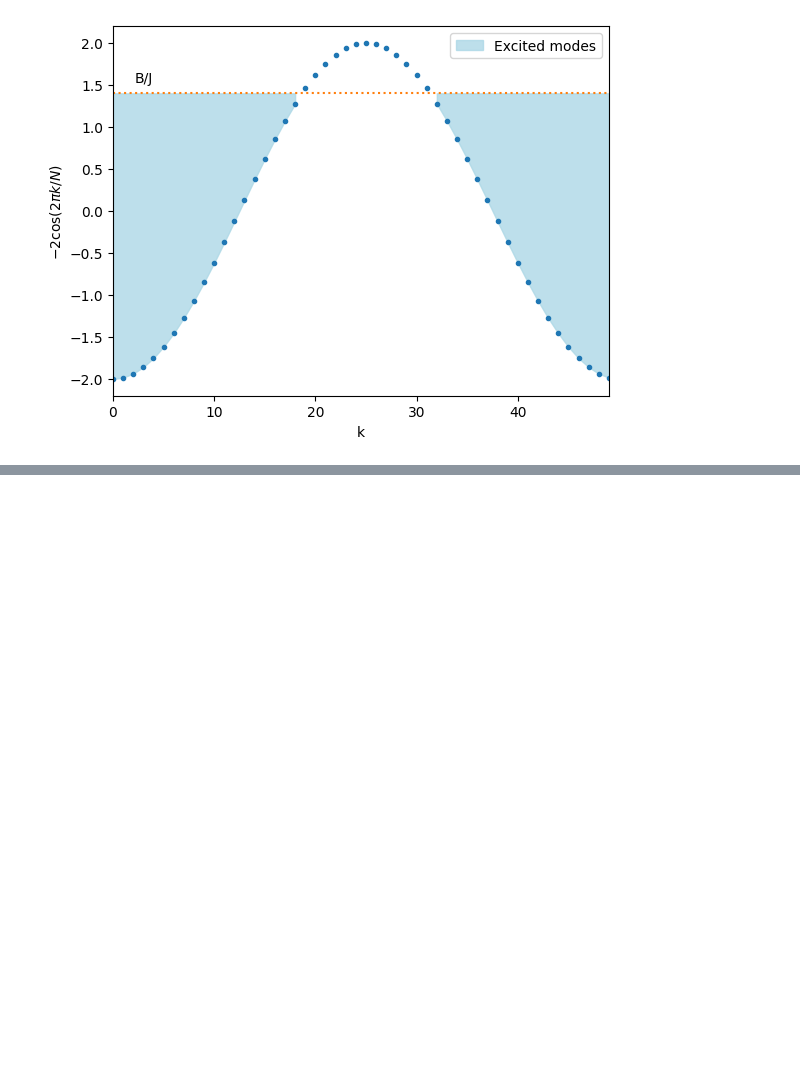
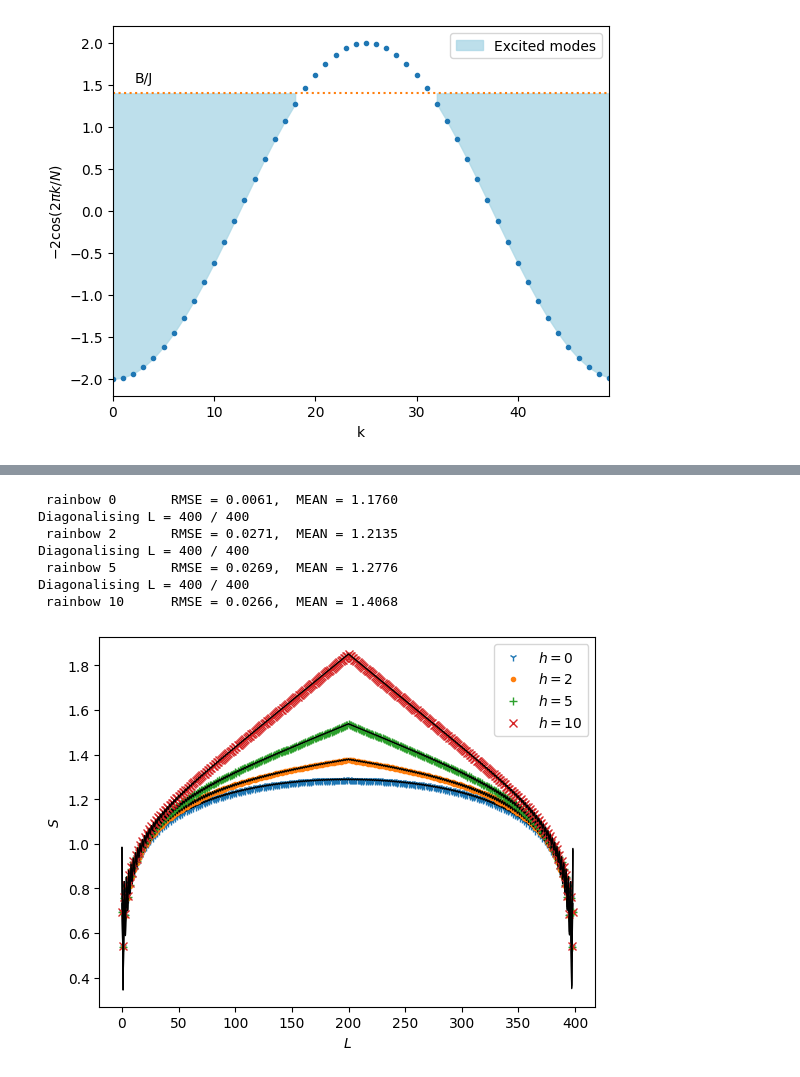
Before and after one commit to martinzf/HeisenbergXX, a Jupyter notebook: entropy.ipynb, the cells around one changed output, grey strips where cells are left out. Cells and saved outputs as stored; diff of their text form; code cells hidden in the pictures; blank space fills up the shorter version.

```diff
--- a/entropy.ipynb
+++ b/entropy.ipynb
@@ -137,0 +232,42 @@ for chain in [chains[1]]:
+# %%
+plt.figure()
+for h, m in zip([0, 2, 5, 10], ['1', '.', '+', 'x']):
+    if h == 0:
+        cp = np.mean(homogeneous.S()[:-1] - S0(1, homogeneous.x, homogeneous.J, homogeneous.origin))
+        S = homogeneous.S_CFT() + cp
+        RMSE = np.sqrt(1/(N-2)*np.sum((homogeneous.S(1)[:-1] - S)**2))
+        MEAN = np.mean(homogeneous.S()[:-1])
+        plt.plot(homogeneous.S()[:-1], m, label=f'$h={h}$')
+        plt.plot(S, 'k', lw = 1)
+        plt.xlabel('$L$')
+        plt.ylabel('$S$')
+        print('\n rainbow', h, f'\t RMSE = {RMSE:.4f}, ', f'MEAN = {MEAN:.4f}')
+    else:
+        J = np.exp(- h * np.abs(n/N - .5))
+        v = np.arange(-N//2+1, N//2+1)/N
+        x = N/2 * np.sign(v) * (np.exp(h*np.abs(v)) - 1) / h
+        rainbow = SpinChain(N, J, B)
+        rainbow.conf_length(x, 'centre')
+        rainbow.diagonalise()
+        rainbow.filling(M)
+
+        cp = np.mean(rainbow.S()[:-1] - S0(1, rainbow.x, rainbow.J, rainbow.origin))
+        S = rainbow.S_CFT() + cp
+        RMSE = np.sqrt(1/(N-2)*np.sum((rainbow.S()[:-1] - S)**2))
+        MEAN = np.mean(rainbow.S()[:-1])
+        plt.plot(rainbow.S()[:-1], m, label=f'$h={h}$')
+        plt.plot(S, 'k', lw = 1)
+        plt.xlabel('$L$')
+        plt.ylabel('$S$')
+        print('\n rainbow', h, f'\t RMSE = {RMSE:.4f}, ', f'MEAN = {MEAN:.4f}')
+plt.legend()
+plt.savefig(f'figures/rainbow_h.png', bbox_inches='tight', dpi=200)
+# %% [output]
+ rainbow 0       RMSE = 0.0061,  MEAN = 1.1760
+Diagonalising L = 400 / 400
+ rainbow 2       RMSE = 0.0271,  MEAN = 1.2135
+Diagonalising L = 400 / 400
+ rainbow 5       RMSE = 0.0269,  MEAN = 1.2776
+Diagonalising L = 400 / 400
+ rainbow 10      RMSE = 0.0266,  MEAN = 1.4068
+[figure, added]
```
Also changed, not shown: parts of 10 cells of this notebook, 25 other files.
